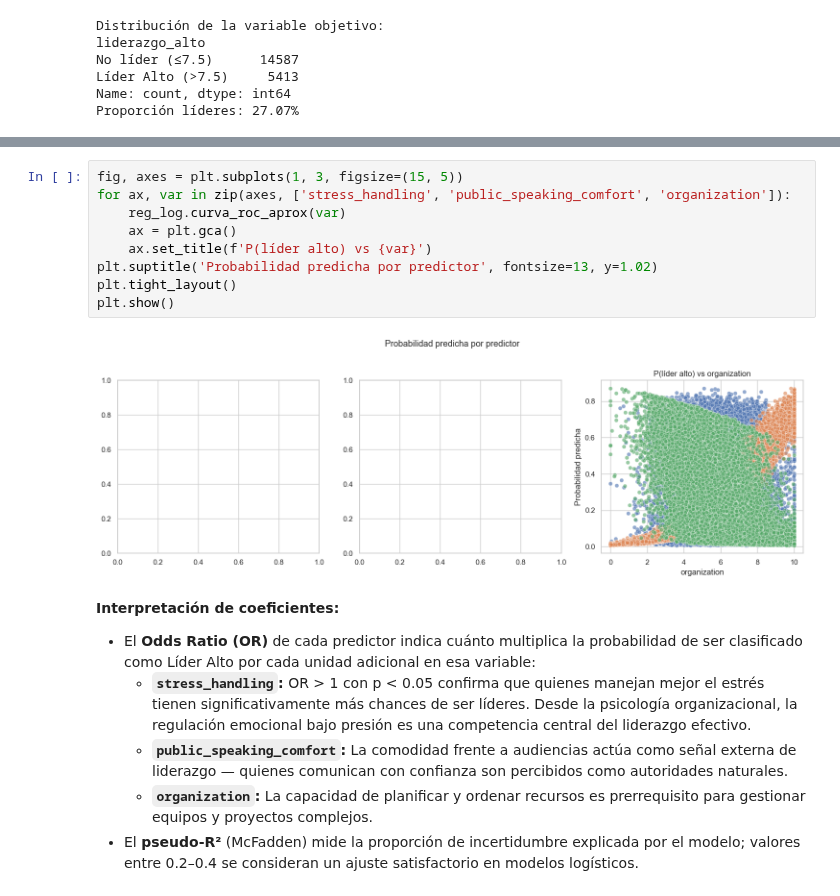
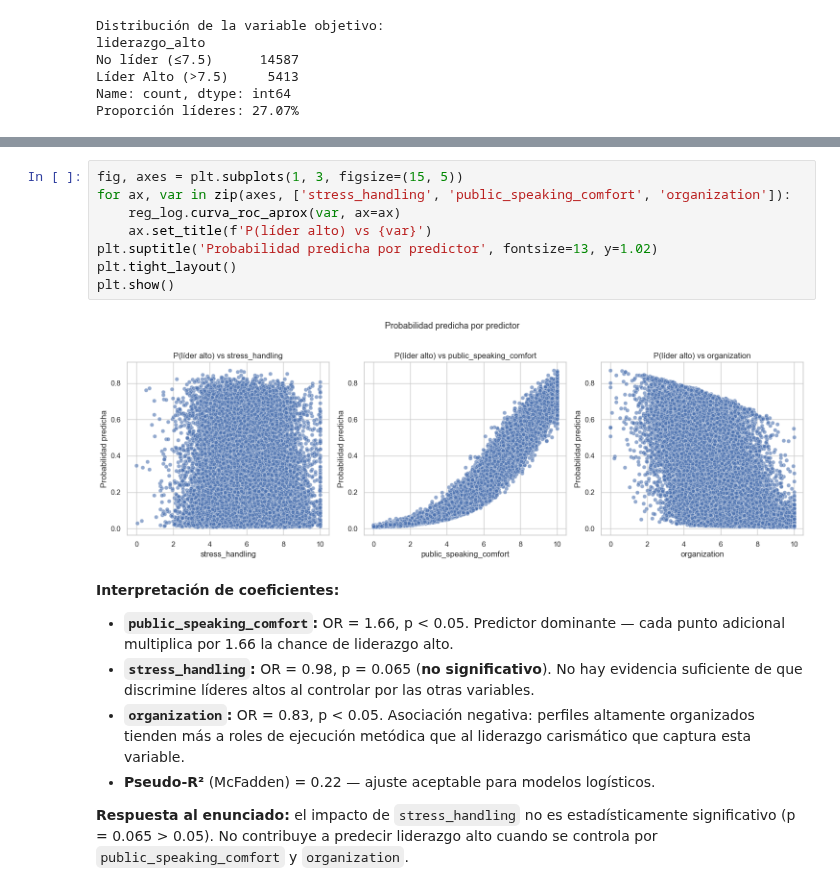
Before and after one commit to DannyV1992/curso_mineria_de_datos, a Jupyter notebook: Tareas/Tarea_2/1_EDA_Personalidad.ipynb, the cells around one changed output, grey strips where cells are left out. Drawn from its saved outputs; the diff is of its cells as text.

```diff
--- a/Tareas/Tarea_2/EDA_Personalidad.ipynb
+++ b/Tareas/Tarea_2/1_EDA_Personalidad.ipynb
@@ -304,22 +317,22 @@ dtype: float64
 # %%
 fig, axes = plt.subplots(1, 3, figsize=(15, 5))
 for ax, var in zip(axes, ['stress_handling', 'public_speaking_comfort', 'organization']):
-    reg_log.curva_roc_aprox(var)
-    ax = plt.gca()
+    reg_log.curva_roc_aprox(var, ax=ax)
     ax.set_title(f'P(líder alto) vs {var}')
 plt.suptitle('Probabilidad predicha por predictor', fontsize=13, y=1.02)
 plt.tight_layout()
 plt.show()
 # %% [output]
-[figure, old version]
+[figure, new version]
 # %% [markdown]
 **Interpretación de coeficientes:**
 
-- El **Odds Ratio (OR)** de cada predictor indica cuánto multiplica la probabilidad de ser clasificado como Líder Alto por cada unidad adicional en esa variable:
-  - **`stress_handling`:** OR > 1 con p < 0.05 confirma que quienes manejan mejor el estrés tienen significativamente más chances de ser líderes. Desde la psicología organizacional, la regulación emocional bajo presión es una competencia central del liderazgo efectivo.
-  - **`public_speaking_comfort`:** La comodidad frente a audiencias actúa como señal externa de liderazgo — quienes comunican con confianza son percibidos como autoridades naturales.
-  - **`organization`:** La capacidad de planificar y ordenar recursos es prerrequisito para gestionar equipos y proyectos complejos.
-- El **pseudo-R²** (McFadden) mide la proporción de incertidumbre explicada por el modelo; valores entre 0.2–0.4 se consideran un ajuste satisfactorio en modelos logísticos.
+- **`public_speaking_comfort`:** OR = 1.66, p < 0.05. Predictor dominante — cada punto adicional multiplica por 1.66 la chance de liderazgo alto.
+- **`stress_handling`:** OR = 0.98, p = 0.065 (**no significativo**). No hay evidencia suficiente de que discrimine líderes altos al controlar por las otras variables.
+- **`organization`:** OR = 0.83, p < 0.05. Asociación negativa: perfiles altamente organizados tienden más a roles de ejecución metódica que al liderazgo carismático que captura esta variable.
+- **Pseudo-R²** (McFadden) = 0.22 — ajuste aceptable para modelos logísticos.
+
+**Respuesta al enunciado:** el impacto de `stress_handling` no es estadísticamente significativo (p = 0.065 > 0.05). No contribuye a predecir liderazgo alto cuando se controla por `public_speaking_comfort` y `organization`.
 # %% [markdown]
 ---
 ## Conclusiones
```
Also changed, not shown: parts of 19 cells of this notebook, 3 other files.
